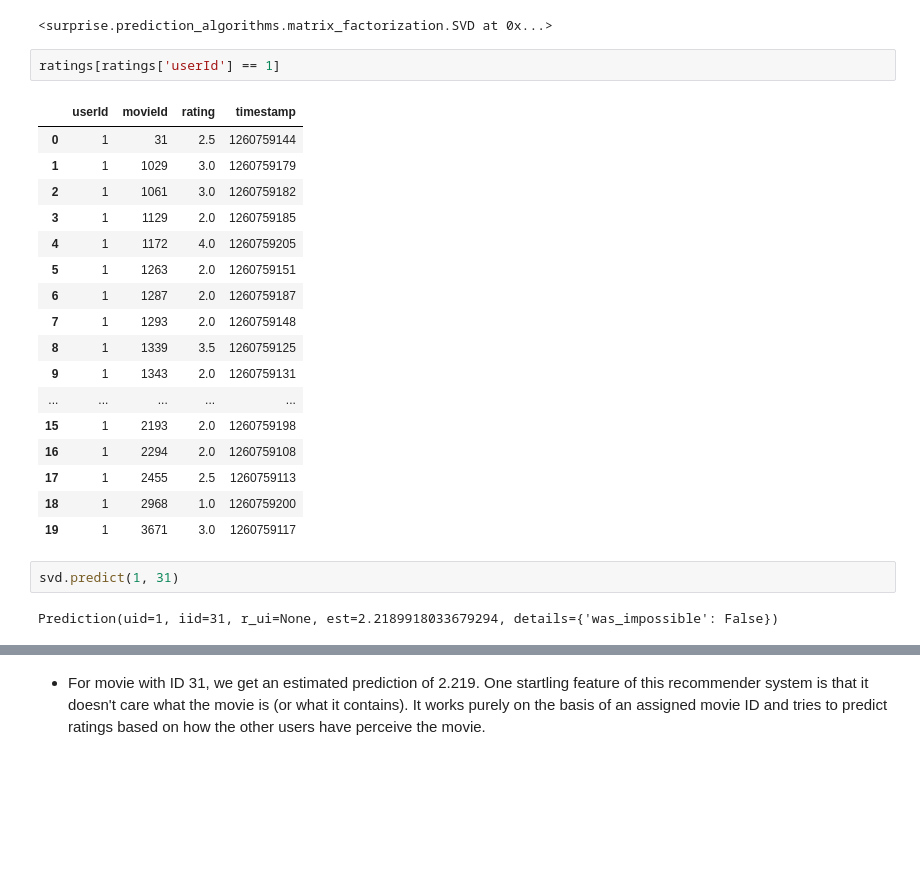
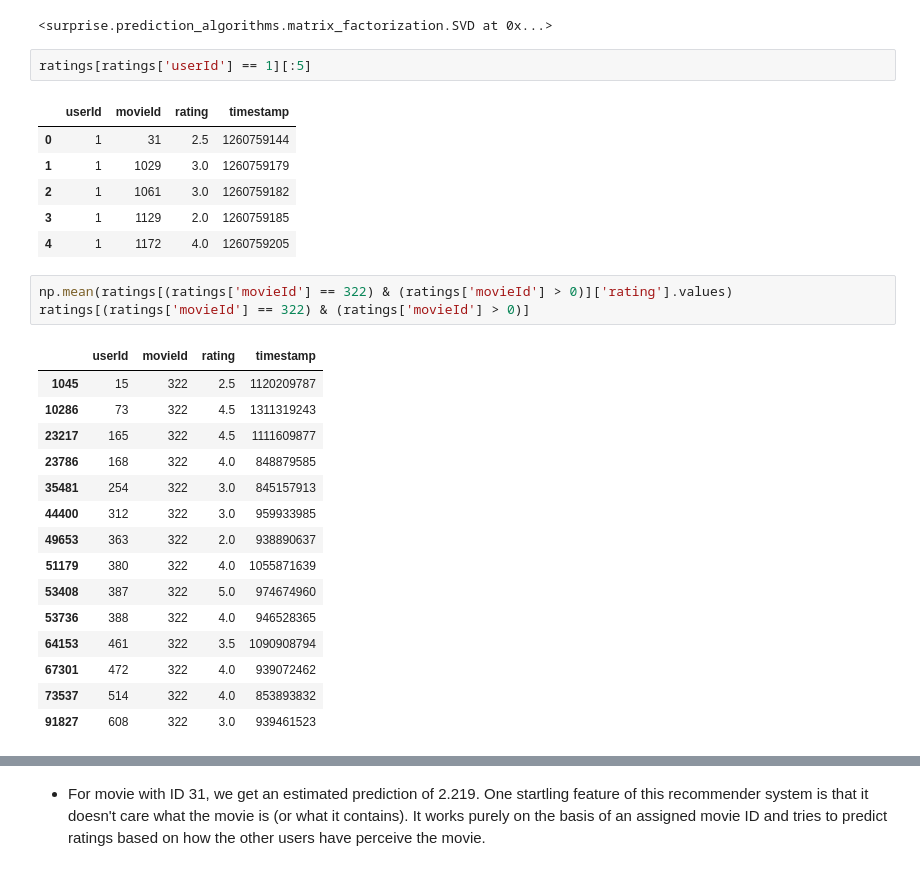
Before and after one commit to e-dzia/recommendation, a Jupyter notebook: Movie_recommendation_CF_SVD.ipynb, the cells around one changed output, grey strips where cells are left out. Cells and saved outputs as stored; diff of their text form; blank space fills up the shorter version.

```diff
--- a/Movie_recommendation_engine.ipynb
+++ b/Movie_recommendation_CF_SVD.ipynb
@@ -919,7 +538,7 @@ svd.fit(trainset)
 # %% [output]
 <surprise.prediction_algorithms.matrix_factorization.SVD at 0x...>
 # %%
-ratings[ratings['userId'] == 1]
+ratings[ratings['userId'] == 1][:5]
 # %% [output]
 |  | userId | movieId | rating | timestamp |
 | 0 | 1 | 31 | 2.5 | 1260759144 |
@@ -927,18 +546,22 @@ ratings[ratings['userId'] == 1]
 | 2 | 1 | 1061 | 3.0 | 1260759182 |
 | 3 | 1 | 1129 | 2.0 | 1260759185 |
 | 4 | 1 | 1172 | 4.0 | 1260759205 |
-| 5 | 1 | 1263 | 2.0 | 1260759151 |
-| 6 | 1 | 1287 | 2.0 | 1260759187 |
-| 7 | 1 | 1293 | 2.0 | 1260759148 |
-| 8 | 1 | 1339 | 3.5 | 1260759125 |
-| 9 | 1 | 1343 | 2.0 | 1260759131 |
-| ... | ... | ... | ... | ... |
-| 15 | 1 | 2193 | 2.0 | 1260759198 |
-| 16 | 1 | 2294 | 2.0 | 1260759108 |
-| 17 | 1 | 2455 | 2.5 | 1260759113 |
-| 18 | 1 | 2968 | 1.0 | 1260759200 |
-| 19 | 1 | 3671 | 3.0 | 1260759117 |
-# %%
-svd.predict(1, 31)
-# %% [output]
-Prediction(uid=1, iid=31, r_ui=None, est=2.2189918033679294, details={'was_impossible': False})
+# %%
+np.mean(ratings[(ratings['movieId'] == 322) & (ratings['movieId'] > 0)]['rating'].values)
+ratings[(ratings['movieId'] == 322) & (ratings['movieId'] > 0)]
+# %% [output]
+|  | userId | movieId | rating | timestamp |
+| 1045 | 15 | 322 | 2.5 | 1120209787 |
+| 10286 | 73 | 322 | 4.5 | 1311319243 |
+| 23217 | 165 | 322 | 4.5 | 1111609877 |
+| 23786 | 168 | 322 | 4.0 | 848879585 |
+| 35481 | 254 | 322 | 3.0 | 845157913 |
+| 44400 | 312 | 322 | 3.0 | 959933985 |
+| 49653 | 363 | 322 | 2.0 | 938890637 |
+| 51179 | 380 | 322 | 4.0 | 1055871639 |
+| 53408 | 387 | 322 | 5.0 | 974674960 |
+| 53736 | 388 | 322 | 4.0 | 946528365 |
+| 64153 | 461 | 322 | 3.5 | 1090908794 |
+| 67301 | 472 | 322 | 4.0 | 939072462 |
+| 73537 | 514 | 322 | 4.0 | 853893832 |
+| 91827 | 608 | 322 | 3.0 | 939461523 |
```
Also changed, not shown: parts of 83 cells of this notebook, 4 other files.
